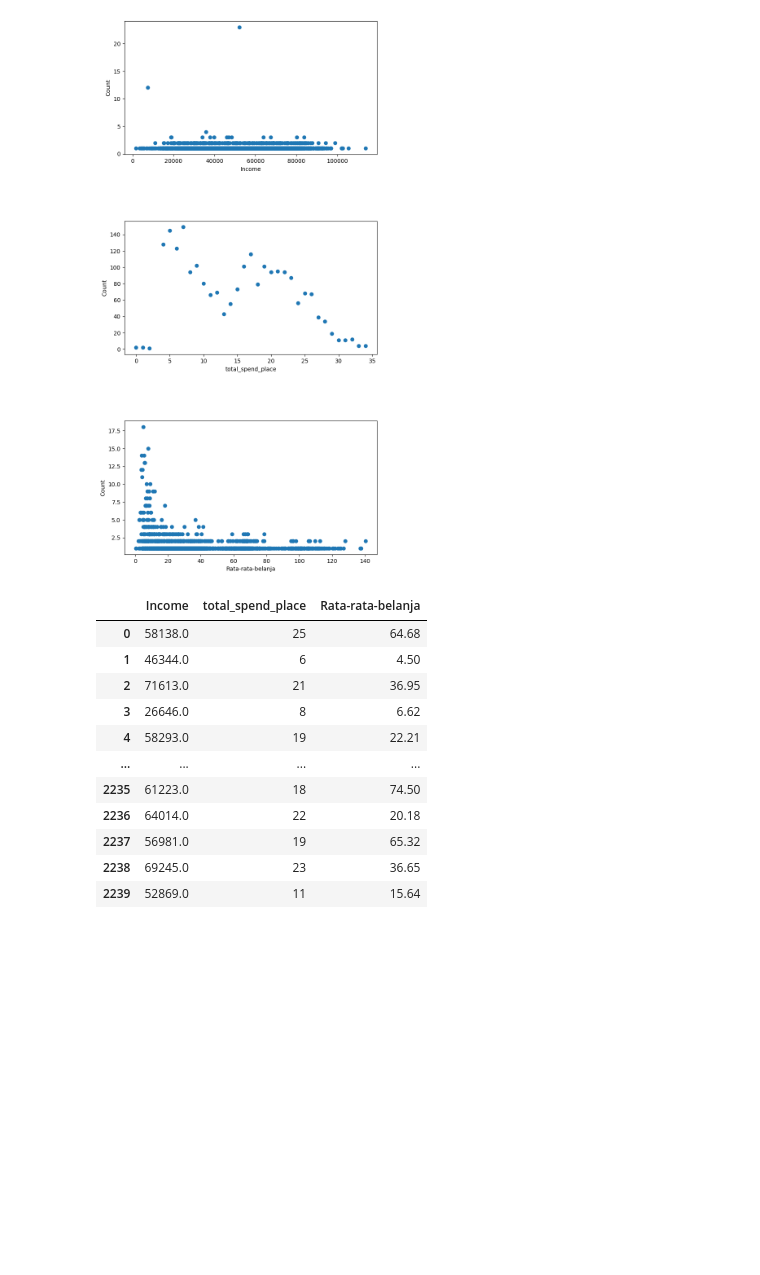
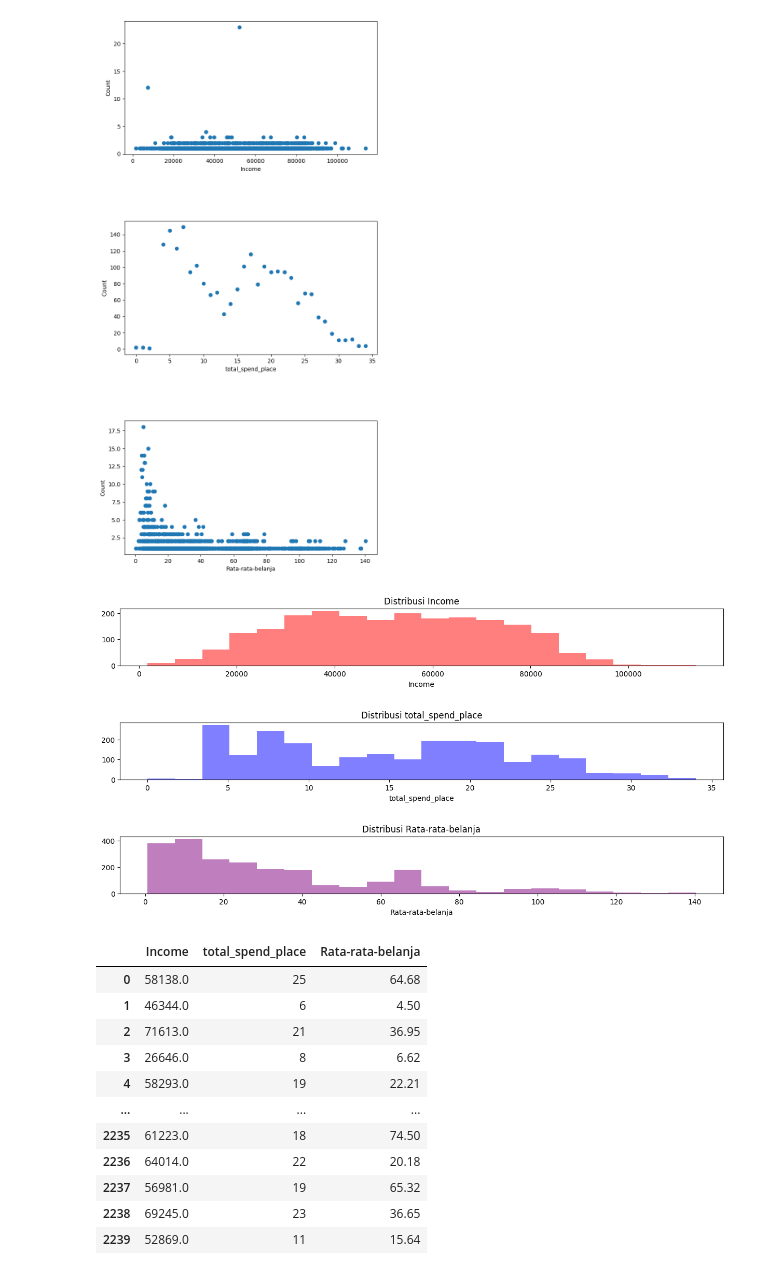
Before and after one commit to qiqioberon/Machine-Learning, a Jupyter notebook: Tugas 2/Muhammad Aqil Farrukh_5025221158_Tugas 2_Personality Analysis K-means.ipynb, the cells around one changed output. Cells and saved outputs as stored; diff of their text form; code cells hidden in the pictures; blank space fills up the shorter version.

```diff
--- a/Tugas 2/Muhammad Aqil Farrukh_5025221158_Tugas 2_Personality Analysis K-means.ipynb
+++ b/Tugas 2/Muhammad Aqil Farrukh_5025221158_Tugas 2_Personality Analysis K-means.ipynb
@@ -305,6 +393,29 @@ for i, col in enumerate(clean_df):
 plt.show()
 # %% [output]
 [figure]
+# %%
+plt.figure(figsize=(15, 10))
+
+plt.subplot(4, 1, 1)
+plt.hist(clean_df['Income'].dropna(), bins=20, color='red', alpha=0.5)
+plt.title('Distribusi Income')
+plt.xlabel('Income')
+
+plt.subplot(4, 1, 2)
+plt.hist(clean_df['total_spend_place'].dropna(), bins=20, color='blue', alpha=0.5)
+plt.title('Distribusi total_spend_place')
+plt.xlabel('total_spend_place')
+
+plt.subplot(4, 1, 3)
+plt.hist(clean_df['Rata-rata-belanja'].dropna(), bins=20, color='purple', alpha=0.5)
+plt.title('Distribusi Rata-rata-belanja')
+plt.xlabel('Rata-rata-belanja')
+
+plt.subplots_adjust(hspace=1)  # Menambahkan jarak antar subplot secara vertikal
+
+plt.show()
+# %% [output]
+[figure, added]
 # %%
 df = clean_df
 df
```
Also changed, not shown: parts of 22 cells of this notebook.
